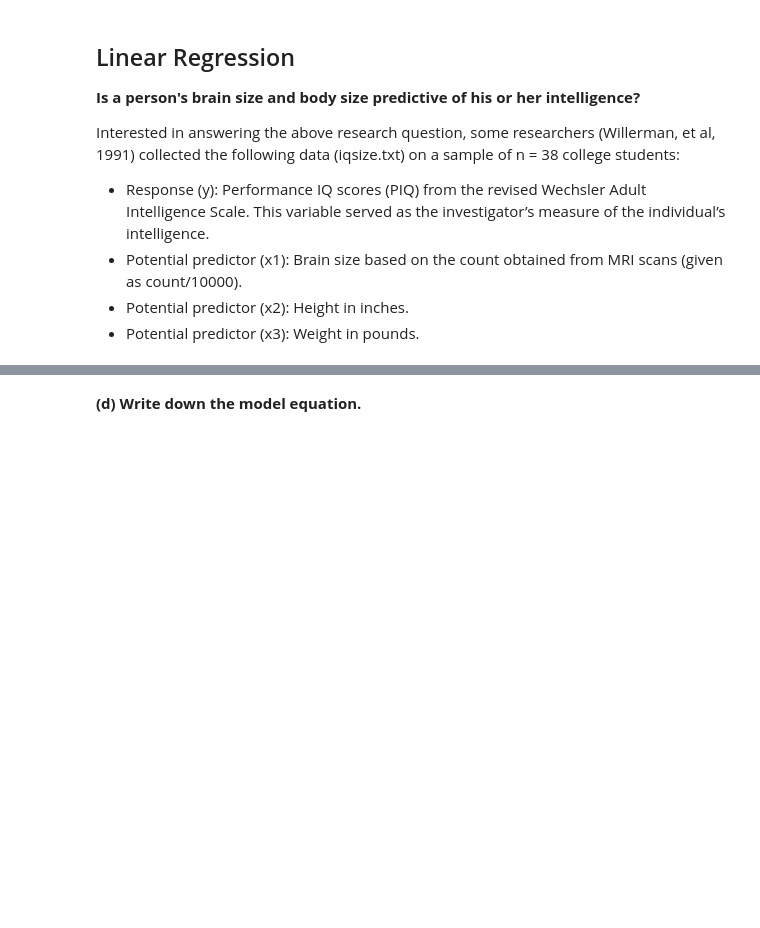
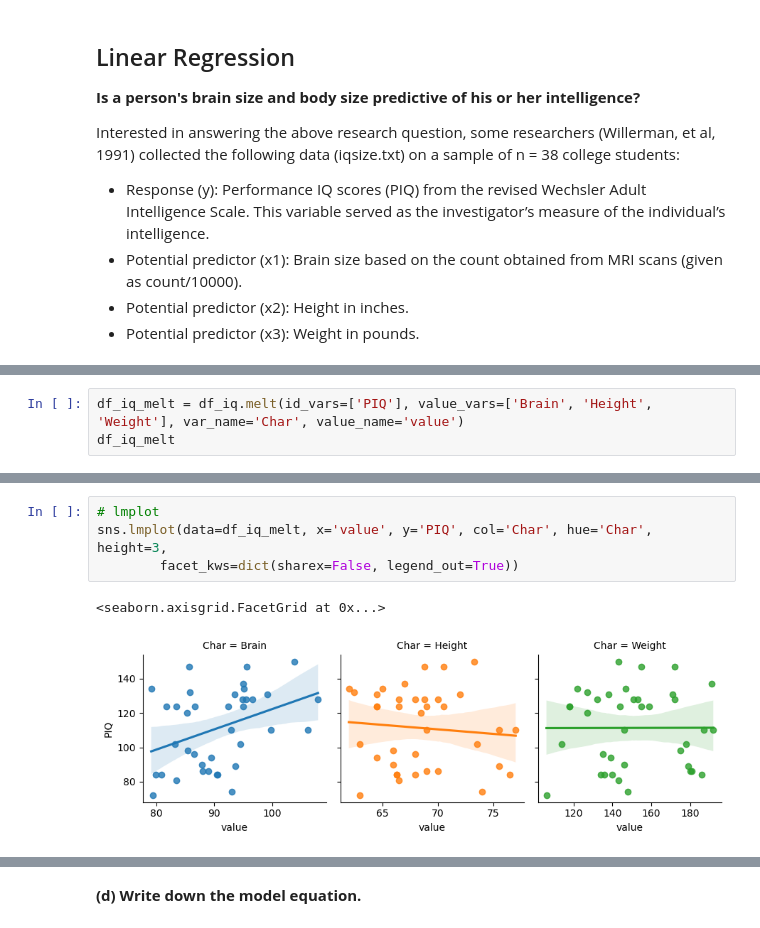
Before and after one commit to Debbcwing/DataScienceBootcamp, a Jupyter notebook: 02_Statistics/day4/STI_EX1_Linear_Regression.ipynb, the cells around one changed output, grey strips where cells are left out. Cells and saved outputs as stored; diff of their text form; blank space fills up the shorter version.

```diff
--- a/02_Statistics/day4/STI_EX1_Linear_Regression.ipynb
+++ b/02_Statistics/day4/STI_EX1_Linear_Regression.ipynb
@@ -76,0 +158,3 @@ You can be as creative as you like. For more examples, view: https://seaborn.pyd
+# %%
+df_iq_melt = df_iq.melt(id_vars=['PIQ'], value_vars=['Brain', 'Height', 'Weight'], var_name='Char', value_name='value')
+df_iq_melt
@@ -77,2 +175,9 @@ You can be as creative as you like. For more examples, view: https://seaborn.pyd
+# %%
+# lmplot
+sns.lmplot(data=df_iq_melt, x='value', y='PIQ', col='Char', hue='Char', height=3,
+        facet_kws=dict(sharex=False, legend_out=True))
+# %% [output]
+<seaborn.axisgrid.FacetGrid at 0x...>
+[figure, added]
 # %% [markdown]
 **(b) Describe the output from (a). What appears to be a good predictor?**
```
Also changed, not shown: parts of 24 cells of this notebook, 7 other files.
